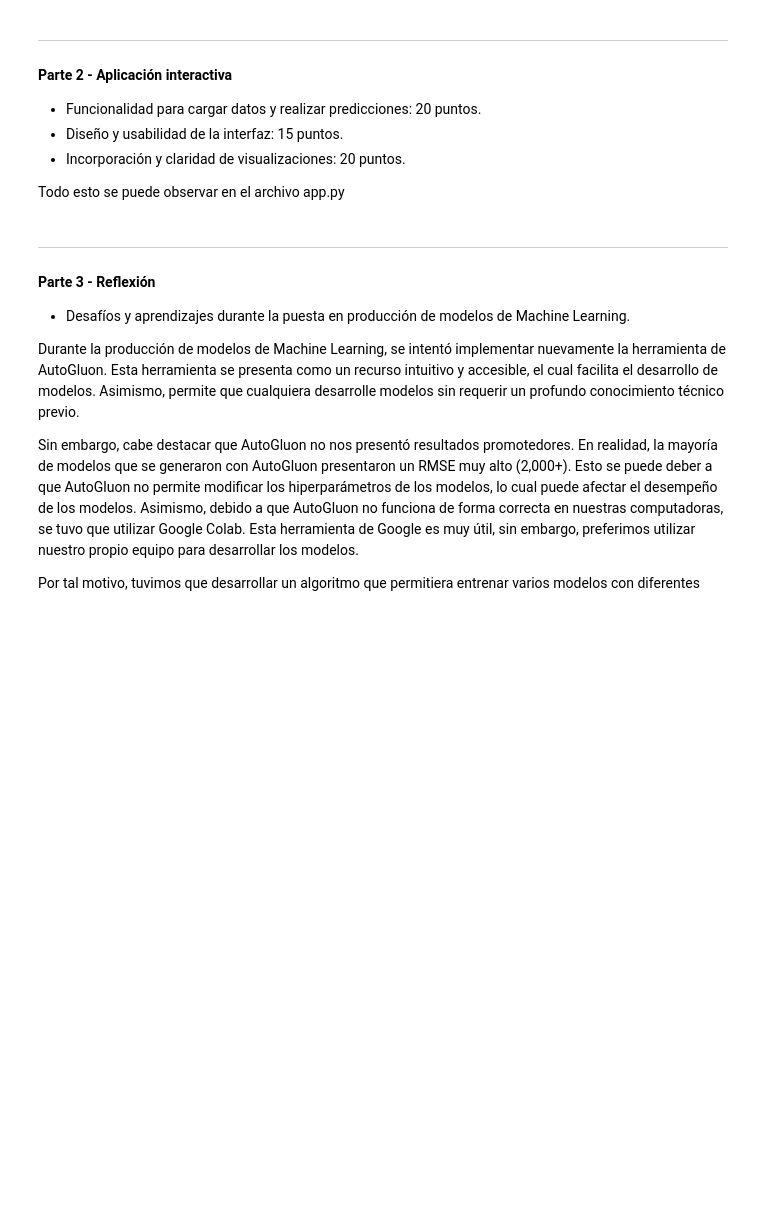
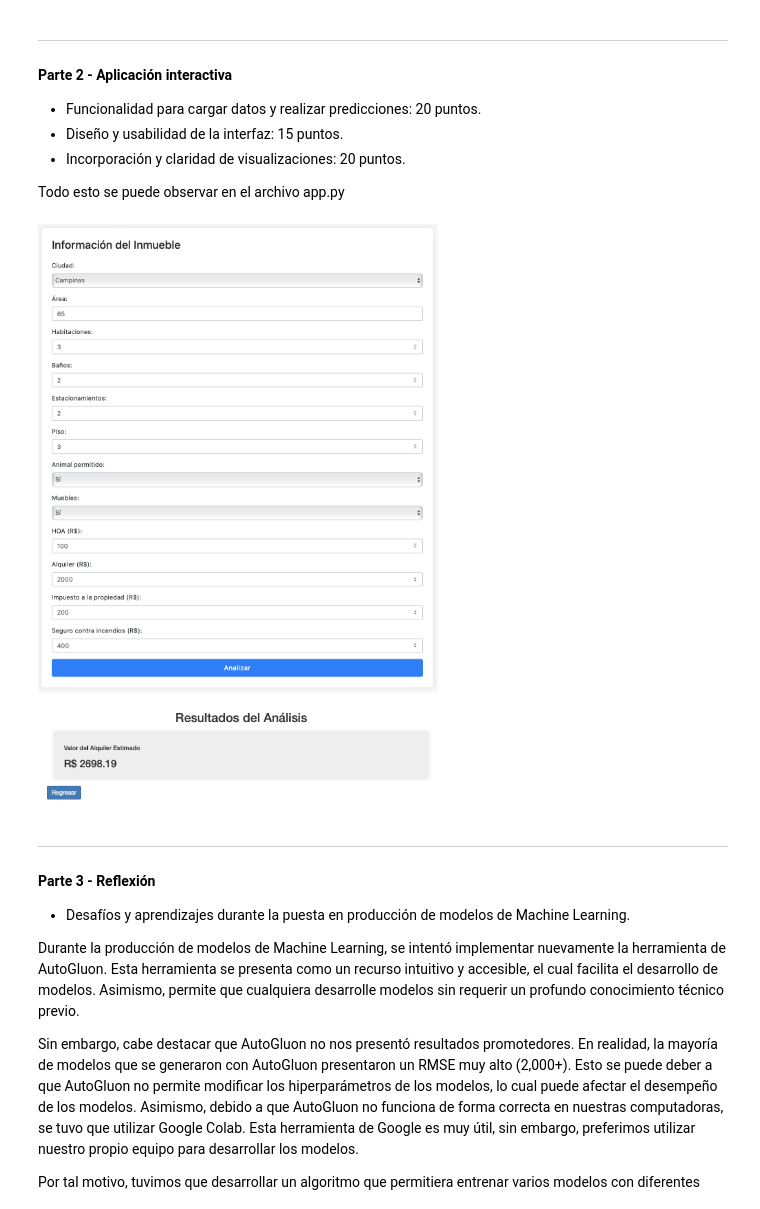
Before and after one commit to stefanoaragoni/Lab8_DataScience, a Jupyter notebook: lab8.ipynb, the cells around one changed output. Saved outputs shown, nothing was run; the diff lists cells and outputs as text; code cells hidden in the pictures; blank space fills up the shorter version.

```diff
--- a/lab8.ipynb
+++ b/lab8.ipynb
@@ -426,6 +427,15 @@ Error %: 0.008782171530733655
 - Incorporación y claridad de visualizaciones: 20 puntos.
 
 Todo esto se puede observar en el archivo app.py
+# %%
+# Mostrar imagen de ejemplo
+Image(filename='ejemplo.png', width=400, height=500)
+# %% [output]
+[figure, added]
+# %%
+Image(filename='ejemplo2.png', width=400, height=500)
+# %% [output]
+[figure, added]
 # %% [markdown]
 -------------
 
```
Also changed, not shown: parts of 2 cells of this notebook, 4 other files.
